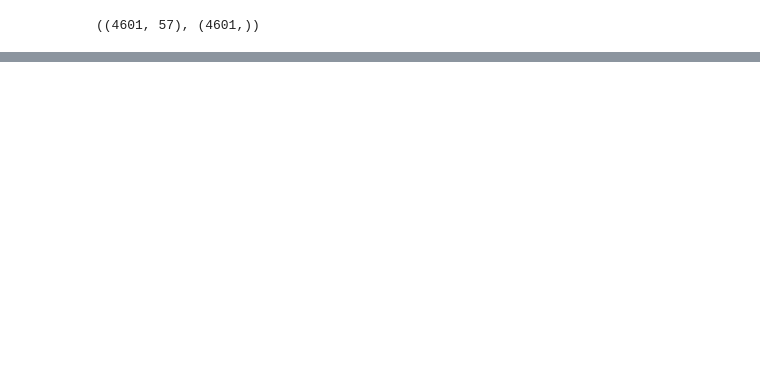
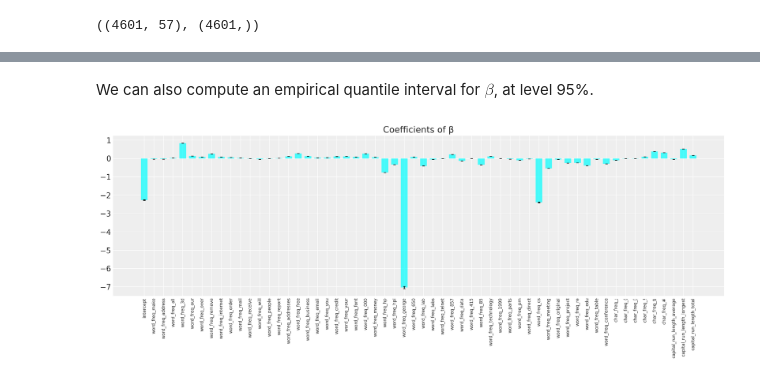
Before and after one commit to mark-srg/bml-project, a Jupyter notebook: sklearn_svm.ipynb, the cells around one changed output, grey strips where cells are left out. Drawn from its saved outputs; the diff is of its cells as text; code cells hidden in the pictures; blank space fills up the shorter version.

```diff
--- a/sklearn_svm.ipynb
+++ b/sklearn_svm.ipynb
@@ -99,0 +102,30 @@ clf.score(X,y)
+# %% [markdown]
+We can also compute an empirical quantile interval for $\beta$, at level 95%.
+# %%
+beta_lower_bound = list(np.quantile(betas, 0.025, axis = 0))
+beta_upper_bound = list(np.quantile(betas, 1-0.025, axis = 0))
+
+intercept_lower_bound = [np.quantile(intercepts, 0.025, axis = 0)]
+intercept_upper_bound = [np.quantile(intercepts, 1-0.025, axis = 0)]
+
+lower_bound = np.array(intercept_lower_bound+beta_lower_bound)
+upper_bound = np.array(intercept_upper_bound+beta_upper_bound)
+
+err = upper_bound-lower_bound
+# %%
+x = np.arange(k+1) # we add the intercept to compare with other methods
+width = 0.7
+
+fig, ax = plt.subplots(figsize=(16, 6))
+bar1 = ax.bar(x, means, width, alpha=.7, yerr=err, capsize=2, color="cyan")
+
+ax.set_xticks(x)
+ticks = ["intercept"]+list(headers[:-1])
+ax.set_xticklabels(ticks, fontsize=8)
+ax.set_title("Coefficients of β")
+
+plt.xticks(rotation=90)
+# plt.yscale("log")
+plt.show()
+# %% [output]
+[figure, added]
```
Also changed, not shown: parts of 21 cells of this notebook, 1 other file.
